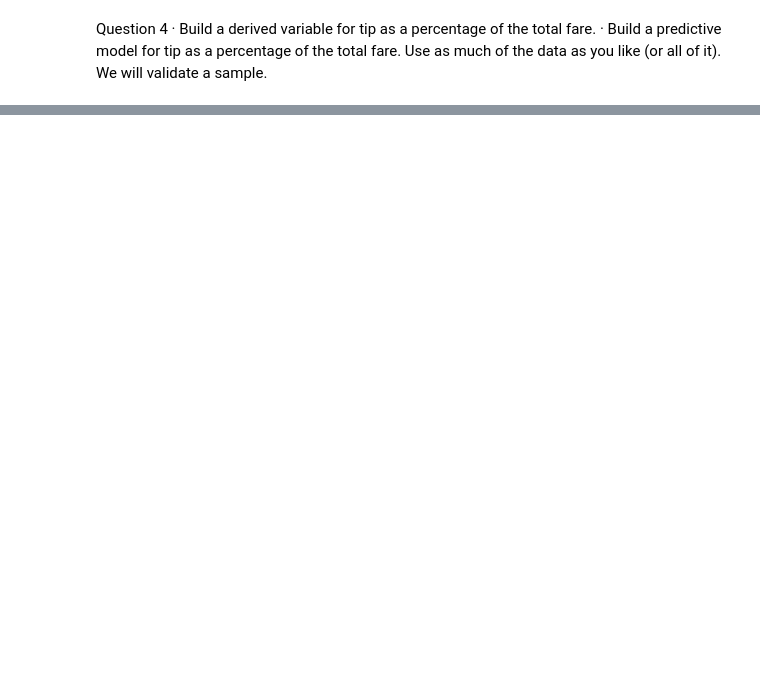
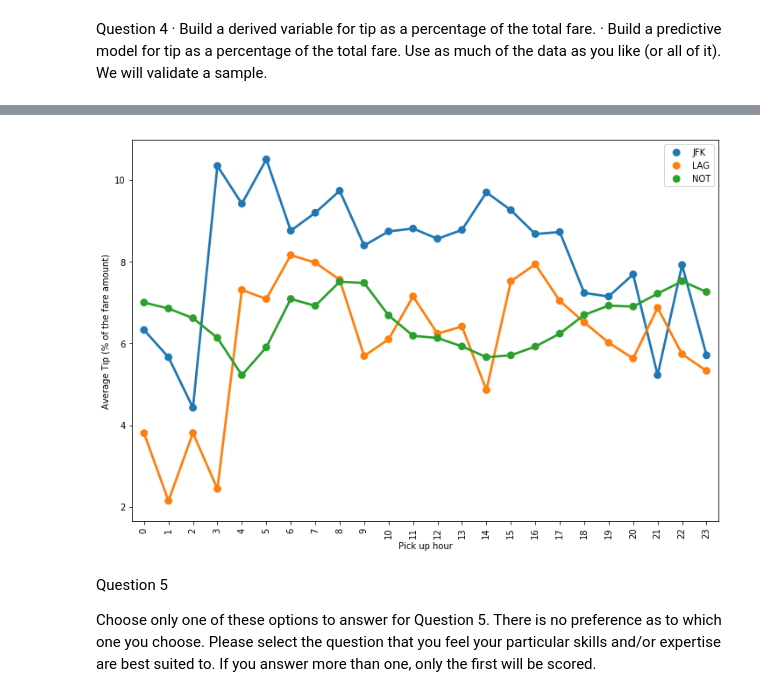
Before and after one commit to Stephaniewangxy/Green_taxi_hw, a Jupyter notebook: case study homework.ipynb, the cells around one changed output, grey strips where cells are left out. Cells and saved outputs as stored; diff of their text form; code cells hidden in the pictures; blank space fills up the shorter version.

```diff
--- a/case study homework.ipynb
+++ b/case study homework.ipynb
@@ -195,0 +154,2 @@ airport = np.load('aiport_array.npy')
+# %%
+df['Airport'] = df.apply(which_nyairport, axis=1)
@@ -197,0 +186,3 @@ Question 4 · Build a derived variable for tip as a percentage of the total fare
+# %%
+df['tip_percent'] = df['Tip_amount']/df['Total_amount']
+df['tip_percent'] = df['tip_percent'].apply(lambda x: x * 100)
@@ -197,0 +191,14 @@ Question 4 · Build a derived variable for tip as a percentage of the total fare
+# %%
+grouped_df = df.groupby(['pickup_hour', 'Airport'])['tip_percent'].aggregate(np.mean).reset_index()
+plt.figure(figsize=(12,8))
+sns.pointplot(grouped_df.pickup_hour.values, grouped_df.tip_percent.values, grouped_df.Airport.values, alpha=0.8)
+plt.ylabel('Average Tip (% of the fare amount)')
+plt.xlabel('Pick up hour')
+plt.xticks(rotation='vertical')
+plt.show()
+# %% [output]
+[figure, added]
+# %% [markdown]
+Question 5
+
+Choose only one of these options to answer for Question 5. There is no preference as to which one you choose. Please select the question that you feel your particular skills and/or expertise are best suited to. If you answer more than one, only the first will be scored.
```
Also changed, not shown: parts of 16 cells of this notebook.
